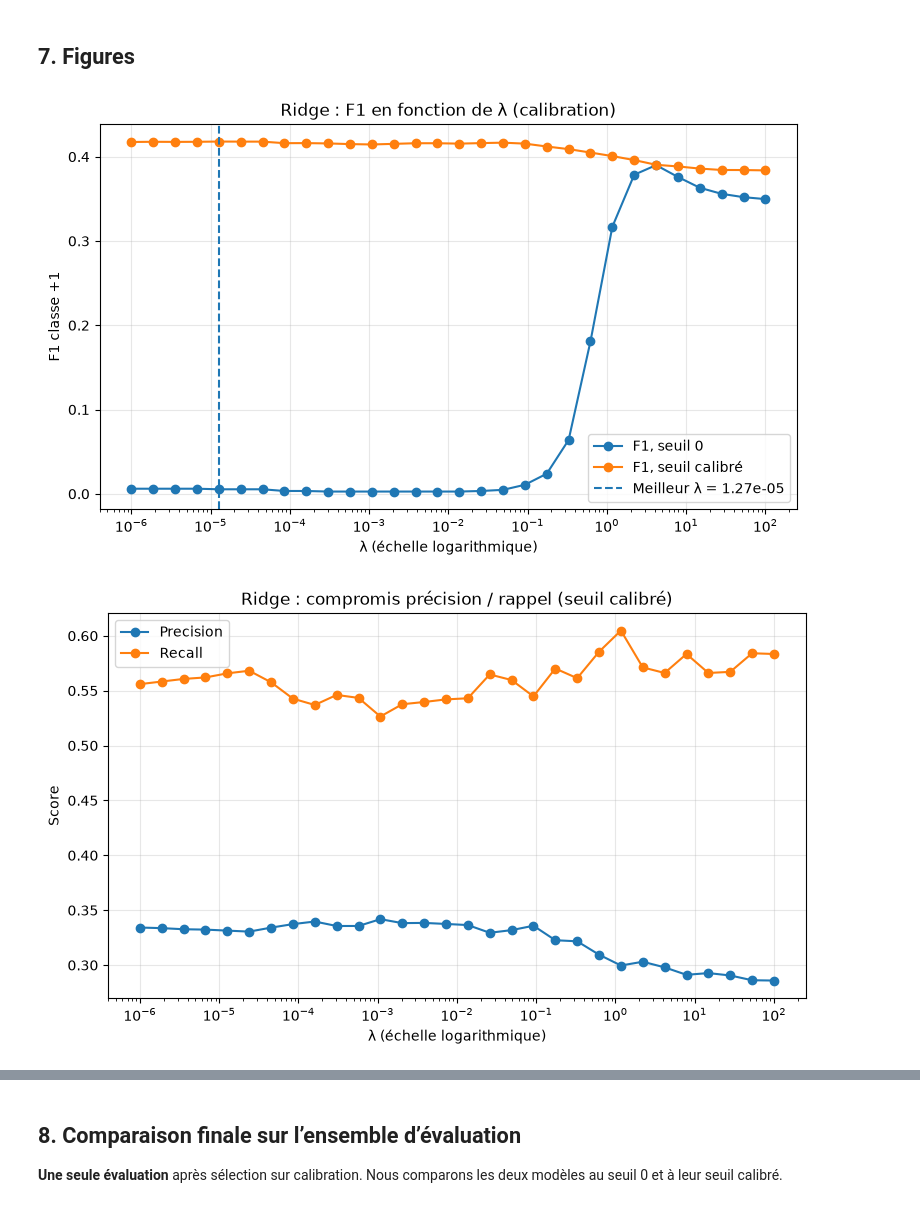
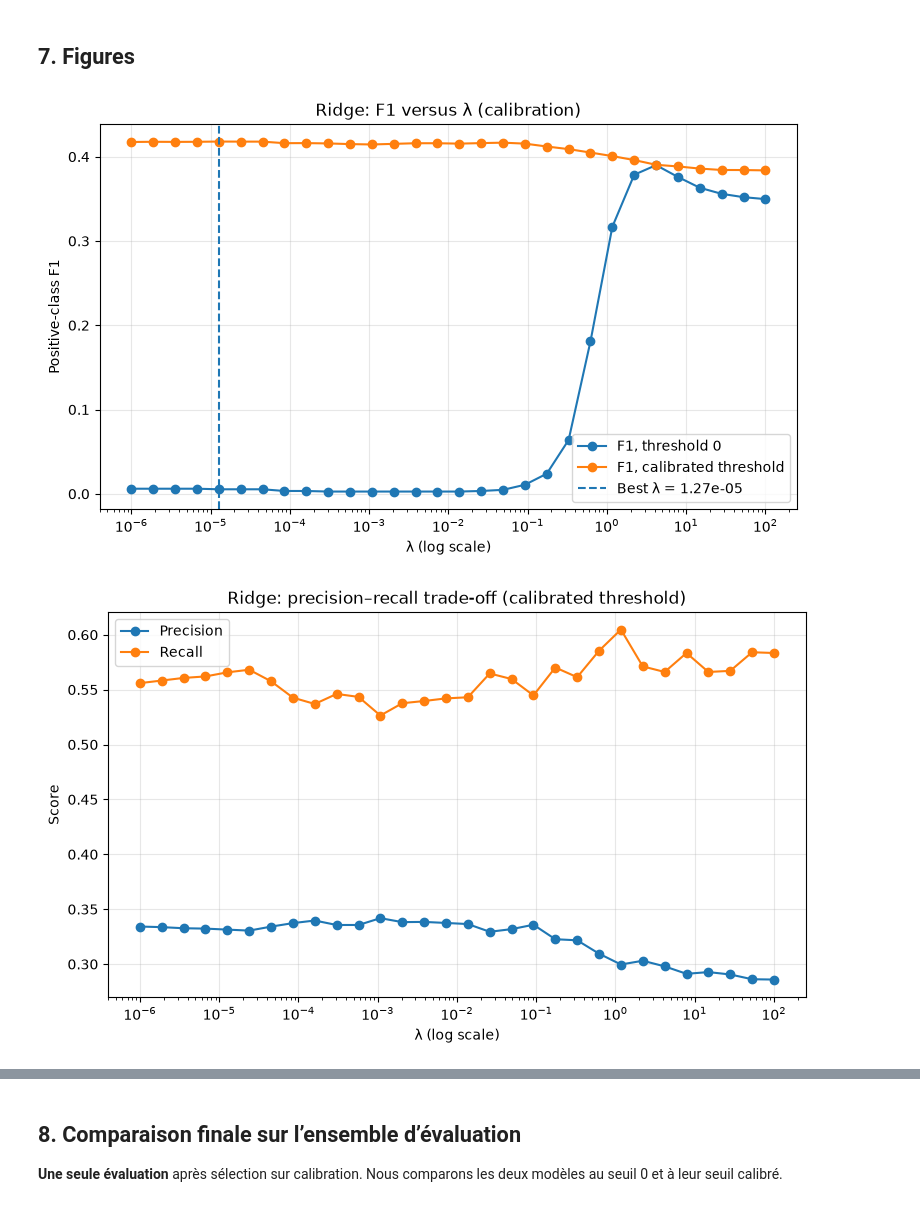
Before and after one commit to LucasBr04/project_1_ML, a Jupyter notebook: Least_Squares_Ridge_BRFSS.ipynb, the cells around one changed output, grey strips where cells are left out. Saved outputs shown, nothing was run; the diff lists cells and outputs as text; code cells hidden in the pictures.

```diff
--- a/Least_Squares_Ridge_BRFSS.ipynb
+++ b/Least_Squares_Ridge_BRFSS.ipynb
@@ -100,7 +171,7 @@ def classification_metrics(y_true, y_pred):
 
 
 def best_f1_threshold(y_true, scores):
-    """Recherche exacte du meilleur seuil F1 sur calibration"""
+    """Exact search for the optimal F1 threshold on the calibration set"""
     y_true = np.asarray(y_true)
     scores = np.asarray(scores, dtype=float)
     order = np.argsort(-scores, kind="stable")
@@ -116,5 +187,5 @@ def best_f1_threshold(y_true, scores):
     return float(s[best]), float(f1[best])
 
 baseline = classification_metrics(y_eval, np.full(len(y_eval), -1))
-print("Baseline toujours -1 :", baseline)
+print("Baseline always -1 :", baseline)
 # %% [output]
@@ -273,27 +325,48 @@ F1 calibration = 0.4180
 ## 7. Figures
 # %%
 plt.figure(figsize=(9, 5))
-plt.semilogx(ridge_df["lambda"], ridge_df["F1_cal_seuil_0"], "o-", label="F1, seuil 0")
-plt.semilogx(ridge_df["lambda"], ridge_df["F1_cal_optimise"], "o-", label="F1, seuil calibré")
-plt.axvline(best_lambda, linestyle="--", label=f"Meilleur λ = {best_lambda:.3g}")
-plt.xlabel("λ (échelle logarithmique)"); plt.ylabel("F1 classe +1")
-plt.title("Ridge : F1 en fonction de λ (calibration)")
-plt.legend(); plt.grid(alpha=0.3)
-plt.savefig('plot/Ridge : F1 en fonction de λ (calibration).png', bbox_inches='tight')
+plt.semilogx(
+    table_column(ridge_df, "lambda"),
+    table_column(ridge_df, "F1_cal_threshold_0"),
+    "o-",
+    label="F1, threshold 0",
+)
+plt.semilogx(
+    table_column(ridge_df, "lambda"),
+    table_column(ridge_df, "F1_cal_optimized"),
+    "o-",
+    label="F1, calibrated threshold",
+)
+plt.axvline(best_lambda, linestyle="--", label=f"Best λ = {best_lambda:.3g}")
+plt.xlabel("λ (log scale)")
+plt.ylabel("Positive-class F1")
+plt.title("Ridge: F1 versus λ (calibration)")
+plt.legend()
+plt.grid(alpha=0.3)
 plt.show()
 # %% [output]
-[figure, old version]
+[figure, new version]
 # %%
 plt.figure(figsize=(9, 5))
-plt.semilogx(ridge_df["lambda"], ridge_df["precision_cal"], "o-", label="Precision")
-plt.semilogx(ridge_df["lambda"], ridge_df["recall_cal"], "o-", label="Recall")
-plt.xlabel("λ (échelle logarithmique)"); plt.ylabel("Score")
-plt.title("Ridge : compromis précision / rappel (seuil calibré)")
-plt.legend(); plt.grid(alpha=0.3)
-plt.savefig('plot/Ridge : compromis précision_rappel (seuil calibré).png', bbox_inches='tight')
-
+plt.semilogx(
+    table_column(ridge_df, "lambda"),
+    table_column(ridge_df, "precision_cal"),
+    "o-",
+    label="Precision",
+)
+plt.semilogx(
+    table_column(ridge_df, "lambda"),
+    table_column(ridge_df, "recall_cal"),
+    "o-",
+    label="Recall",
+)
+plt.xlabel("λ (log scale)")
+plt.ylabel("Score")
+plt.title("Ridge: precision–recall trade-off (calibrated threshold)")
+plt.legend()
+plt.grid(alpha=0.3)
 plt.show()
 # %% [output]
-[figure, old version]
+[figure, new version]
 # %%
 plt.figure(figsize=(9, 5))
```
Also changed, not shown: parts of 17 cells of this notebook, 13 other files.
